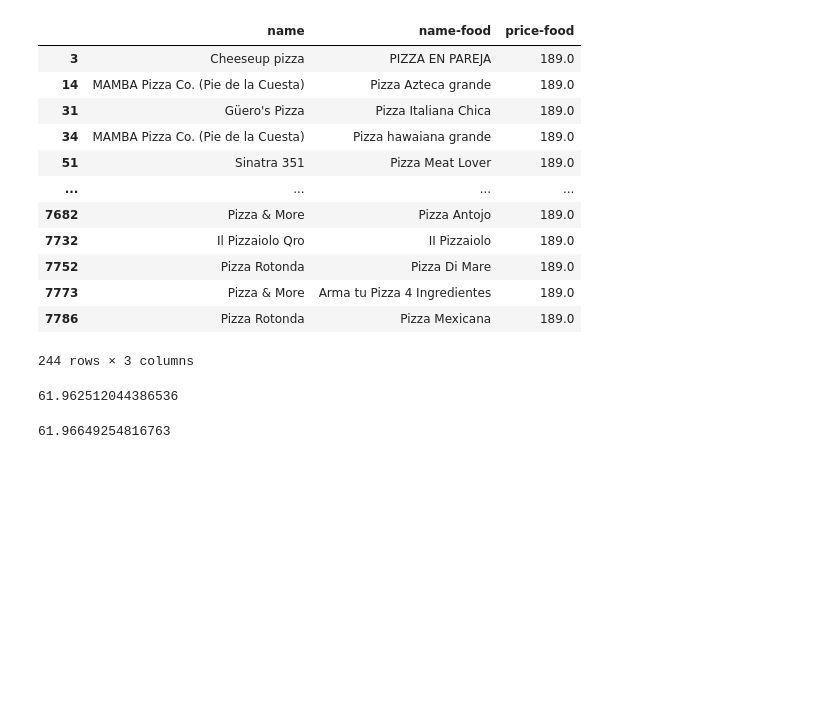
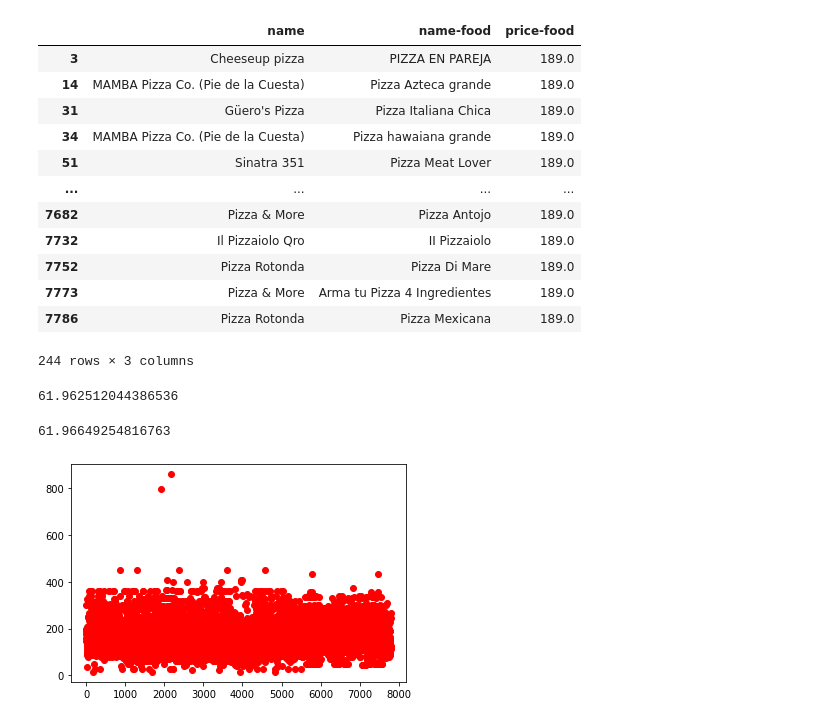
Before and after one commit to DaiNisRangel/my_first_jupyter, a Jupyter notebook: Pizzas proyecto/PizzaProject-NewVersion.ipynb, the cells around one changed output. Cells and saved outputs as stored; diff of their text form; code cells hidden in the pictures; blank space fills up the shorter version.

```diff
--- a/Pizzas proyecto/PizzaProject-NewVersion.ipynb
+++ b/Pizzas proyecto/PizzaProject-NewVersion.ipynb
@@ -198,0 +201,5 @@ print (desv)
+# %%
+plt.plot(dfPizzas['price-food'], 'ro')
+plt.show()
+# %% [output]
+[figure, added]
```
Also changed, not shown: parts of 1 cell of this notebook.
